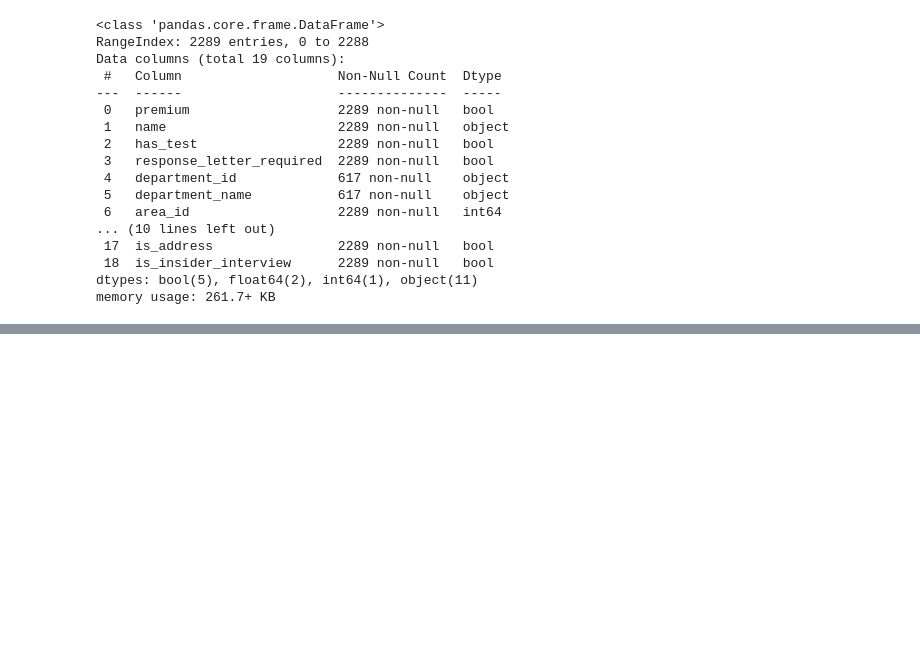
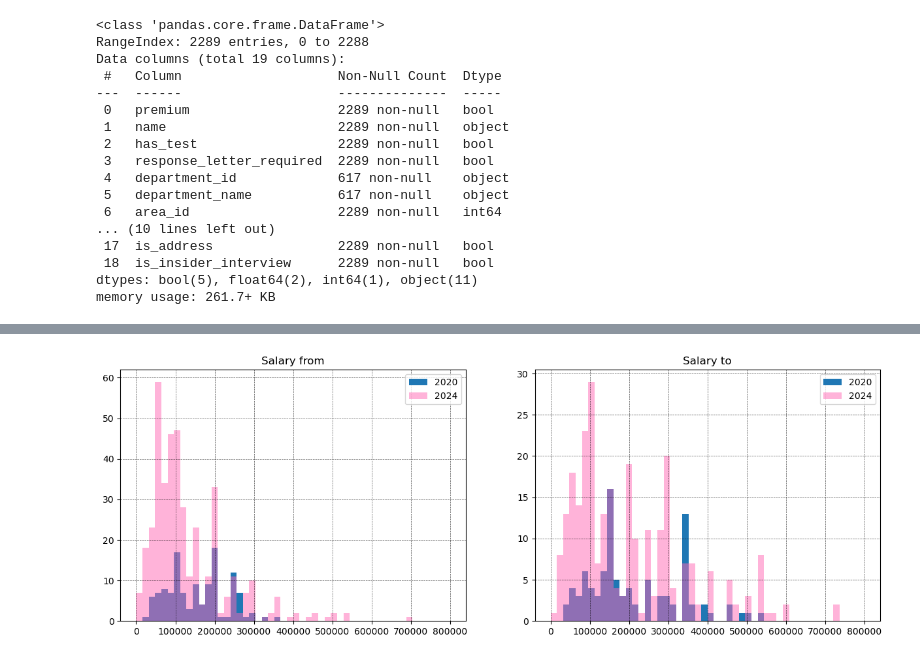
Before and after one commit to sashhhaka/HH-VacancyAnalysis, a Jupyter notebook: exploring.ipynb, the cells around one changed output, grey strips where cells are left out. Drawn from its saved outputs; the diff is of its cells as text; code cells hidden in the pictures; blank space fills up the shorter version.

Commit message:
salaries comparison 2020-2024

```diff
--- a/exploring.ipynb
+++ b/exploring.ipynb
@@ -66,0 +165,9 @@ import seaborn as sns
+# %%
+currency = {'USD': 90, 'EUR': 99, 'RUR': 1, 'KZT': 0.20, 'BYR': 28, 'UZS': 0.0072, 'KGS': 1.1, 'UAH': 2.4}
+
+df20_sal_from['salary_from'] = df20_sal_from['salary_from'] * df20_sal_from['salary_currency'].map(currency)
+df24_sal_from['salary_from'] = df24_sal_from['salary_from'] * df24_sal_from['salary_currency'].map(currency)
+df20_sal_to['salary_to'] = df20_sal_to['salary_to'] * df20_sal_to['salary_currency'].map(currency)
+df24_sal_to['salary_to'] = df24_sal_to['salary_to'] * df24_sal_to['salary_currency'].map(currency)
+
+df20_sal_from
@@ -66,0 +188,6 @@ import seaborn as sns
+# %%
+# rename salary_currency to initial_currency
+df20_sal_from = df20_sal_from.rename(columns={'salary_currency': 'initial_currency'})
+df24_sal_from = df24_sal_from.rename(columns={'salary_currency': 'initial_currency'})
+df20_sal_to = df20_sal_to.rename(columns={'salary_currency': 'initial_currency'})
+df24_sal_to = df24_sal_to.rename(columns={'salary_currency': 'initial_currency'})
@@ -66,0 +342,25 @@ import seaborn as sns
+# %%
+# put from and to salaries into one hist
+import matplotlib.pyplot as plt
+
+
+fig, ax = plt.subplots(1, 2, figsize=(15, 5))
+
+ax[0].hist(df20_sal_from['salary_from'], bins=50, range=(0, 800000))
+ax[0].hist(df24_sal_from['salary_from'], bins=50, range=(0, 800000), alpha=0.5, color='hotpink')
+ax[0].set_title('Salary from')
+ax[0].legend(['2020', '2024'])
+# set a grid
+ax[0].grid(True, linestyle='--', linewidth=0.5, color='black', alpha=0.7)
+# set colormap
+
+ax[1].hist(df20_sal_to['salary_to'], bins=50, range=(0, 800000))
+ax[1].hist(df24_sal_to['salary_to'], bins=50, range=(0, 800000), alpha=0.5, color='hotpink')
+ax[1].set_title('Salary to')
+ax[1].legend(['2020', '2024'])
+ax[1].grid(True, linestyle='--', linewidth=0.5, color='black', alpha=0.7)
+
+
+plt.show()
+# %% [output]
+[figure, added]
```
Also changed, not shown: parts of 23 cells of this notebook.
